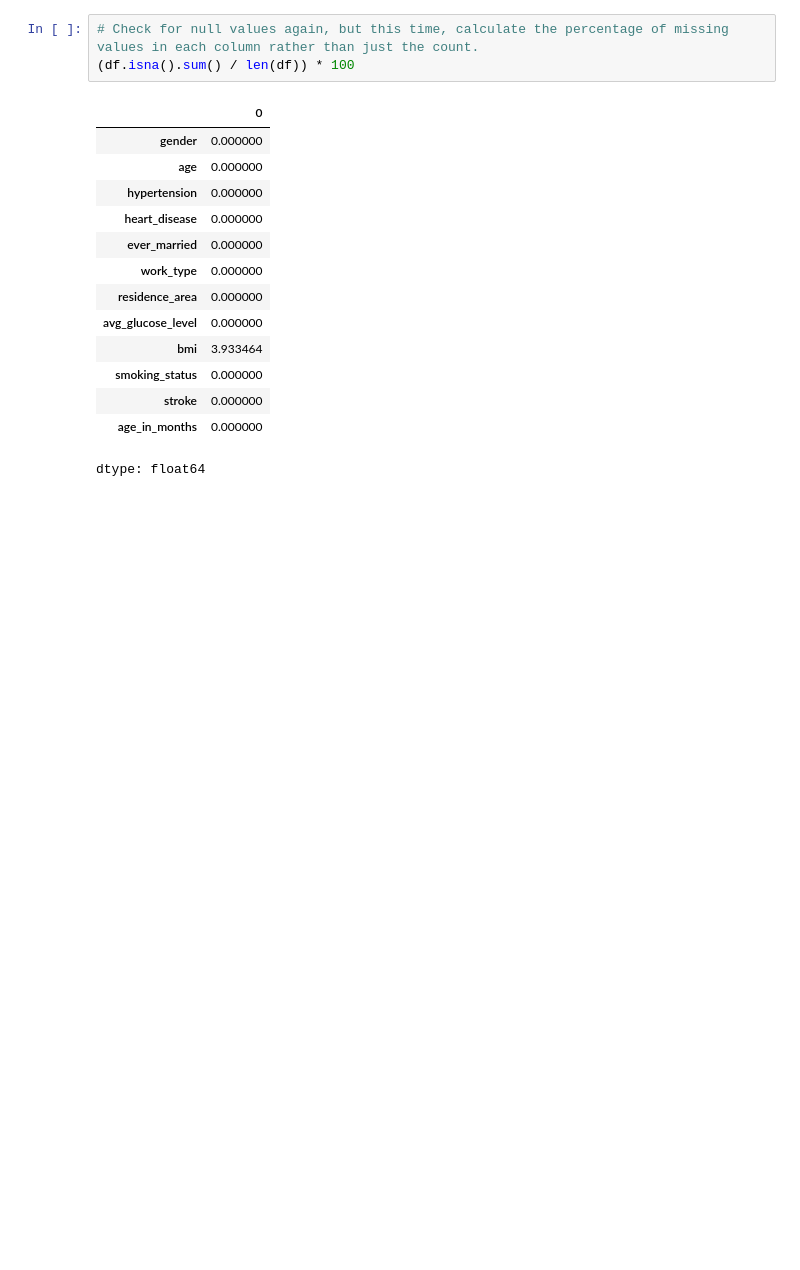
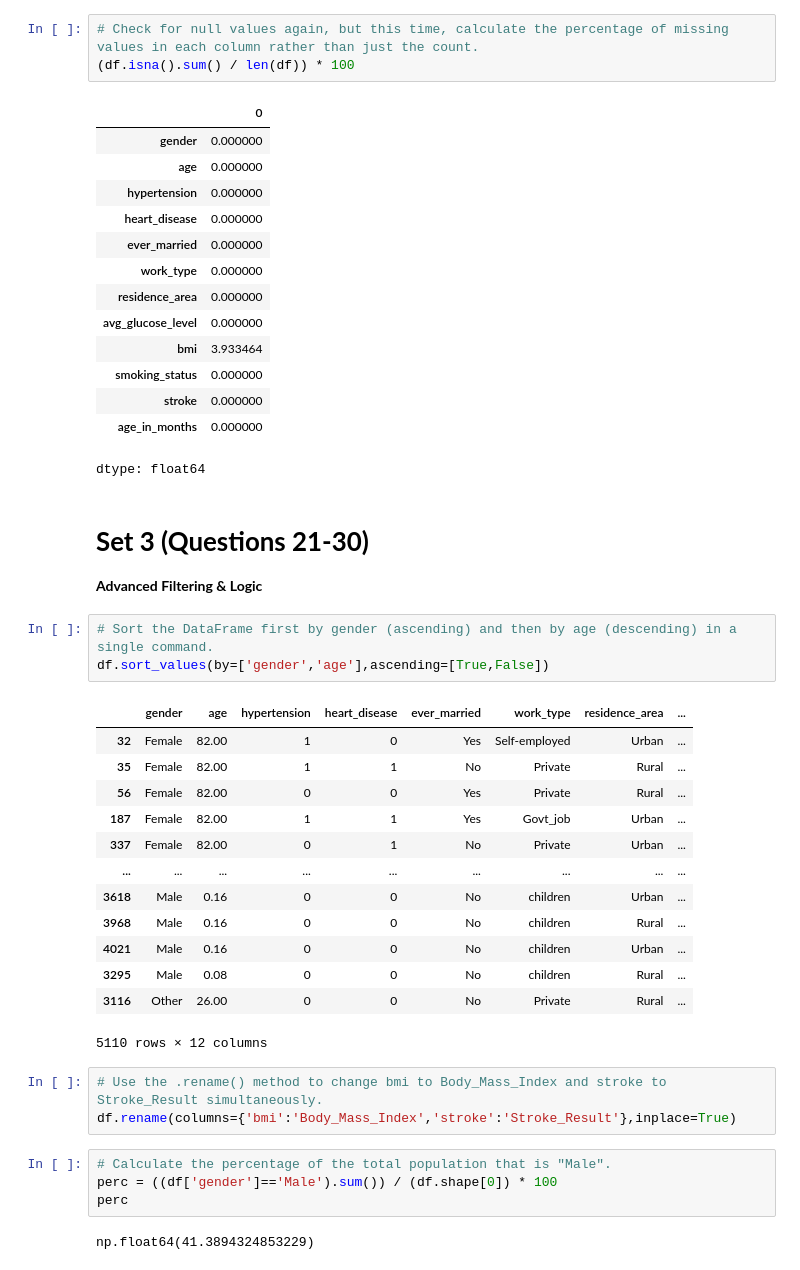
Before and after one commit to Divyanshucode93/GoogleColabsPractice, a Jupyter notebook: HealthcareStroke_Practice.ipynb, the cells around one changed output. Cells and saved outputs as stored; diff of their text form; blank space fills up the shorter version.

Commit message:
Set 3 (Questions 21-30)

```diff
--- a/HealthcareStroke_Practice.ipynb
+++ b/HealthcareStroke_Practice.ipynb
@@ -268,3 +268,32 @@ df['bmi'].max()
 | stroke | 0.000000 |
 | age_in_months | 0.000000 |
 dtype: float64
+# %% [markdown]
+# **Set 3 (Questions 21-30)**
+**Advanced Filtering & Logic**
+# %%
+# Sort the DataFrame first by gender (ascending) and then by age (descending) in a single command.
+df.sort_values(by=['gender','age'],ascending=[True,False])
+# %% [output]
+|  | gender | age | hypertension | heart_disease | ever_married | work_type | residence_area | ... |
+| 32 | Female | 82.00 | 1 | 0 | Yes | Self-employed | Urban | ... |
+| 35 | Female | 82.00 | 1 | 1 | No | Private | Rural | ... |
+| 56 | Female | 82.00 | 0 | 0 | Yes | Private | Rural | ... |
+| 187 | Female | 82.00 | 1 | 1 | Yes | Govt_job | Urban | ... |
+| 337 | Female | 82.00 | 0 | 1 | No | Private | Urban | ... |
+| ... | ... | ... | ... | ... | ... | ... | ... | ... |
+| 3618 | Male | 0.16 | 0 | 0 | No | children | Urban | ... |
+| 3968 | Male | 0.16 | 0 | 0 | No | children | Rural | ... |
+| 4021 | Male | 0.16 | 0 | 0 | No | children | Urban | ... |
+| 3295 | Male | 0.08 | 0 | 0 | No | children | Rural | ... |
+| 3116 | Other | 26.00 | 0 | 0 | No | Private | Rural | ... |
+5110 rows × 12 columns
+# %%
+# Use the .rename() method to change bmi to Body_Mass_Index and stroke to Stroke_Result simultaneously.
+df.rename(columns={'bmi':'Body_Mass_Index','stroke':'Stroke_Result'},inplace=True)
+# %%
+# Calculate the percentage of the total population that is "Male".
+perc = ((df['gender']=='Male').sum()) / (df.shape[0]) * 100
+perc
+# %% [output]
+np.float64(41.3894324853229)
```
Also changed, not shown: parts of 11 cells of this notebook.
